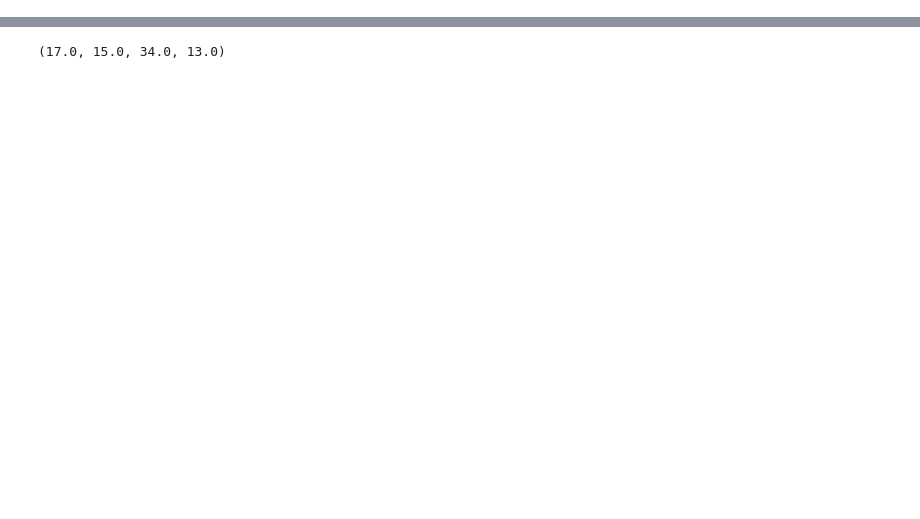
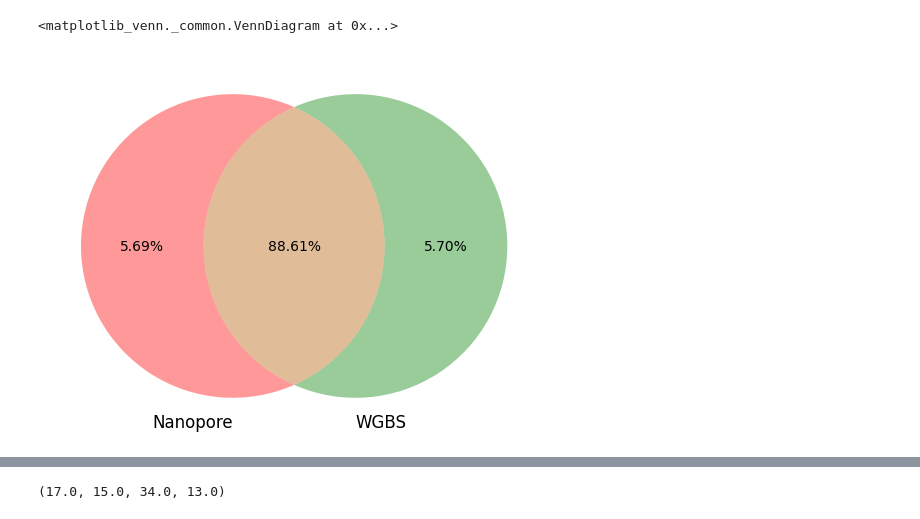
Before and after one commit to DominicOH/Analysis-of-nanopore-epigenetic-sequencing, a Jupyter notebook: Coverage_Depth_fig1.ipynb, the cells around one changed output, grey strips where cells are left out. Saved outputs shown, nothing was run; the diff lists cells and outputs as text; code cells hidden in the pictures; blank space fills up the shorter version.

```diff
--- a/Coverage_Depth_fig1.ipynb
+++ b/Coverage_Depth_fig1.ipynb
@@ -108,0 +94,6 @@ just_tab = len(filterDepth(tab_df)) - (wgbs_n_tab + nano_n_tab + all_overlap)
+# %%
+pltv.venn2_unweighted([nano_2mod_set, wgbs_set], set_labels=["Nanopore", "WGBS"],
+                      subset_label_formatter=lambda x: f"{(x/len(nano_2mod_set.union(wgbs_set))):.2%}")
+# %% [output]
+<matplotlib_venn._common.VennDiagram at 0x...>
+[figure, added]
```
Also changed, not shown: parts of 6 cells of this notebook, 1 other file.
